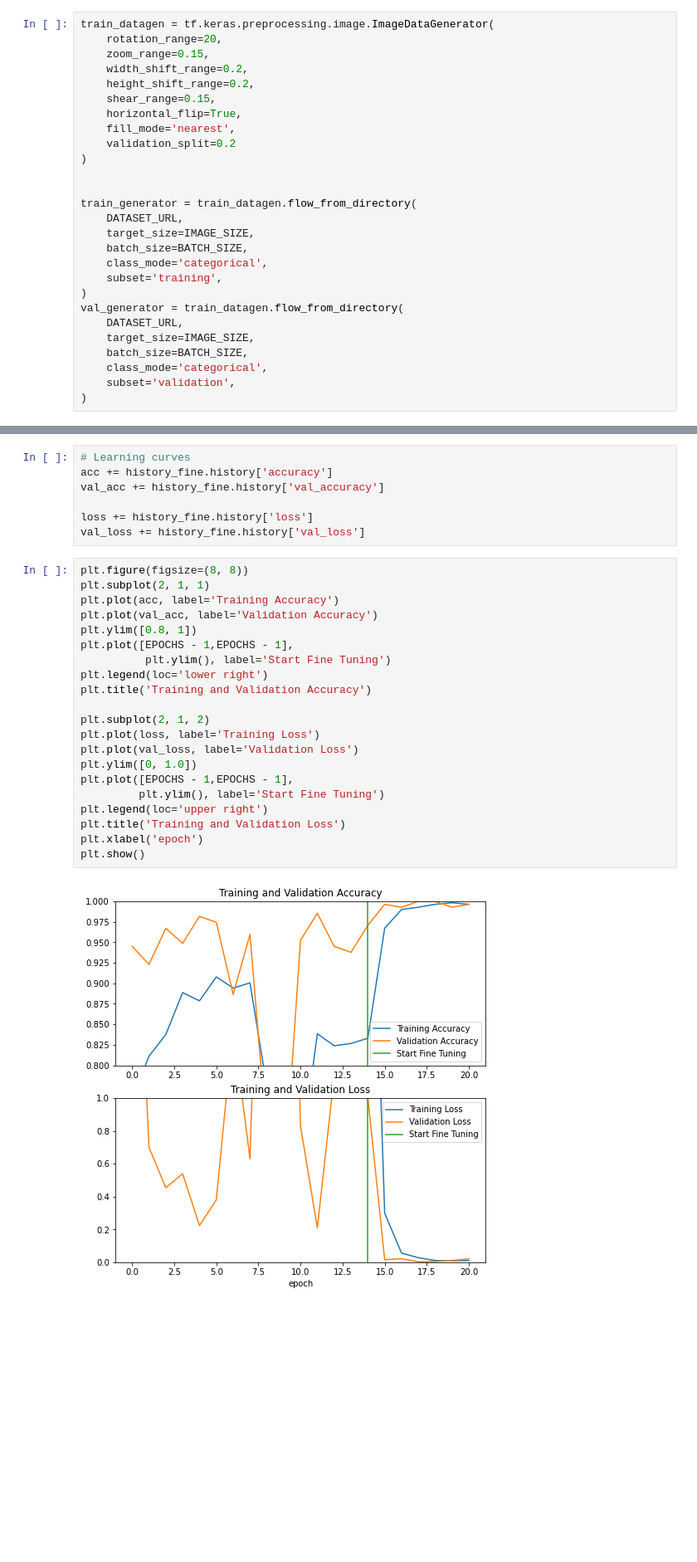
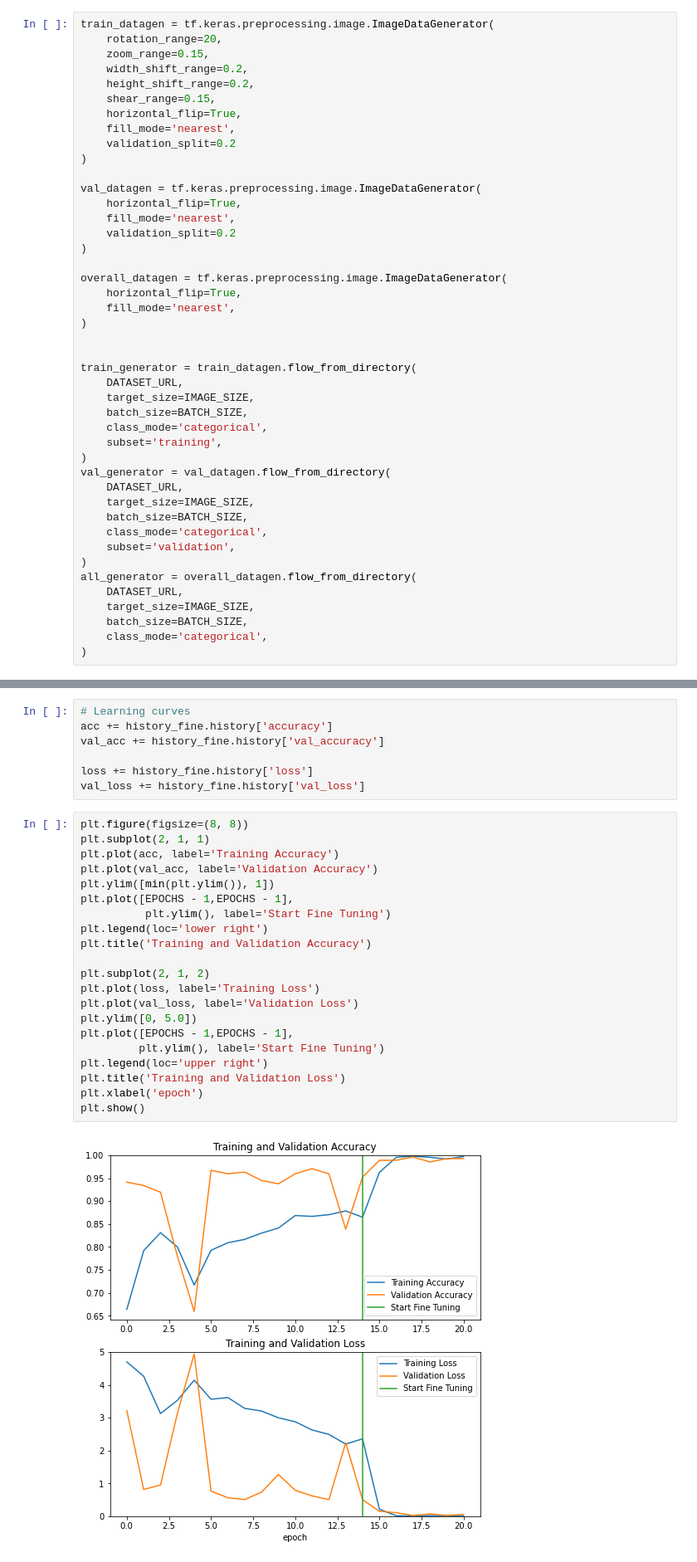
Before and after one commit to rakrkracker/mask-classifier, a Jupyter notebook: nn_train/training.ipynb, the cells around one changed output, grey strips where cells are left out. Shown at 83% size. Saved outputs shown, nothing was run; the diff lists cells and outputs as text; blank space fills up the shorter version.

Commit message:
added images

```diff
--- a/nn_train/training.ipynb
+++ b/nn_train/training.ipynb
@@ -28,6 +28,17 @@ train_datagen = tf.keras.preprocessing.image.ImageDataGenerator(
     validation_split=0.2
 )
 
+val_datagen = tf.keras.preprocessing.image.ImageDataGenerator(
+	horizontal_flip=True,
+	fill_mode='nearest',
+    validation_split=0.2
+)
+
+overall_datagen = tf.keras.preprocessing.image.ImageDataGenerator(
+	horizontal_flip=True,
+	fill_mode='nearest',
+)
+
 
 train_generator = train_datagen.flow_from_directory(
     DATASET_URL,
@@ -36,13 +47,19 @@ train_generator = train_datagen.flow_from_directory(
     class_mode='categorical',
     subset='training',
 )
-val_generator = train_datagen.flow_from_directory(
+val_generator = val_datagen.flow_from_directory(
     DATASET_URL,
     target_size=IMAGE_SIZE,
     batch_size=BATCH_SIZE,
     class_mode='categorical',
     subset='validation',
 )
+all_generator = overall_datagen.flow_from_directory(
+    DATASET_URL,
+    target_size=IMAGE_SIZE,
+    batch_size=BATCH_SIZE,
+    class_mode='categorical',
+)
 # %% [output]
 Found 1096 images belonging to 2 classes.
 Found 273 images belonging to 2 classes.
@@ -270,23 +288,23 @@ val_loss += history_fine.history['val_loss']
 # %%
 plt.figure(figsize=(8, 8))
 plt.subplot(2, 1, 1)
 plt.plot(acc, label='Training Accuracy')
 plt.plot(val_acc, label='Validation Accuracy')
-plt.ylim([0.8, 1])
+plt.ylim([min(plt.ylim()), 1])
 plt.plot([EPOCHS - 1,EPOCHS - 1],
           plt.ylim(), label='Start Fine Tuning')
 plt.legend(loc='lower right')
 plt.title('Training and Validation Accuracy')
 
 plt.subplot(2, 1, 2)
 plt.plot(loss, label='Training Loss')
 plt.plot(val_loss, label='Validation Loss')
-plt.ylim([0, 1.0])
+plt.ylim([0, 5.0])
 plt.plot([EPOCHS - 1,EPOCHS - 1],
          plt.ylim(), label='Start Fine Tuning')
 plt.legend(loc='upper right')
 plt.title('Training and Validation Loss')
 plt.xlabel('epoch')
 plt.show()
 # %% [output]
-[figure, old version]
+[figure, new version]
```
Also changed, not shown: parts of 11 cells of this notebook, 8 other files.
